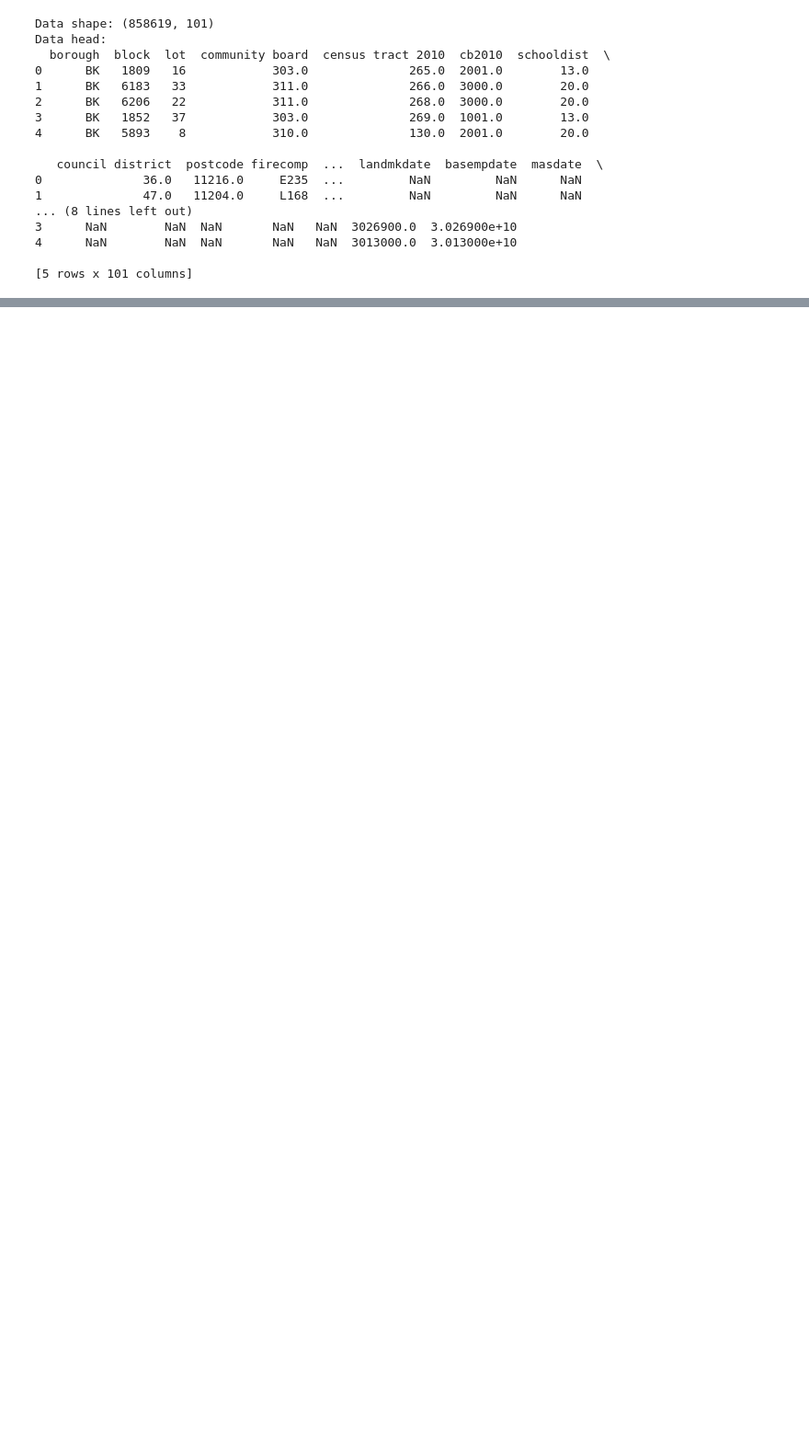
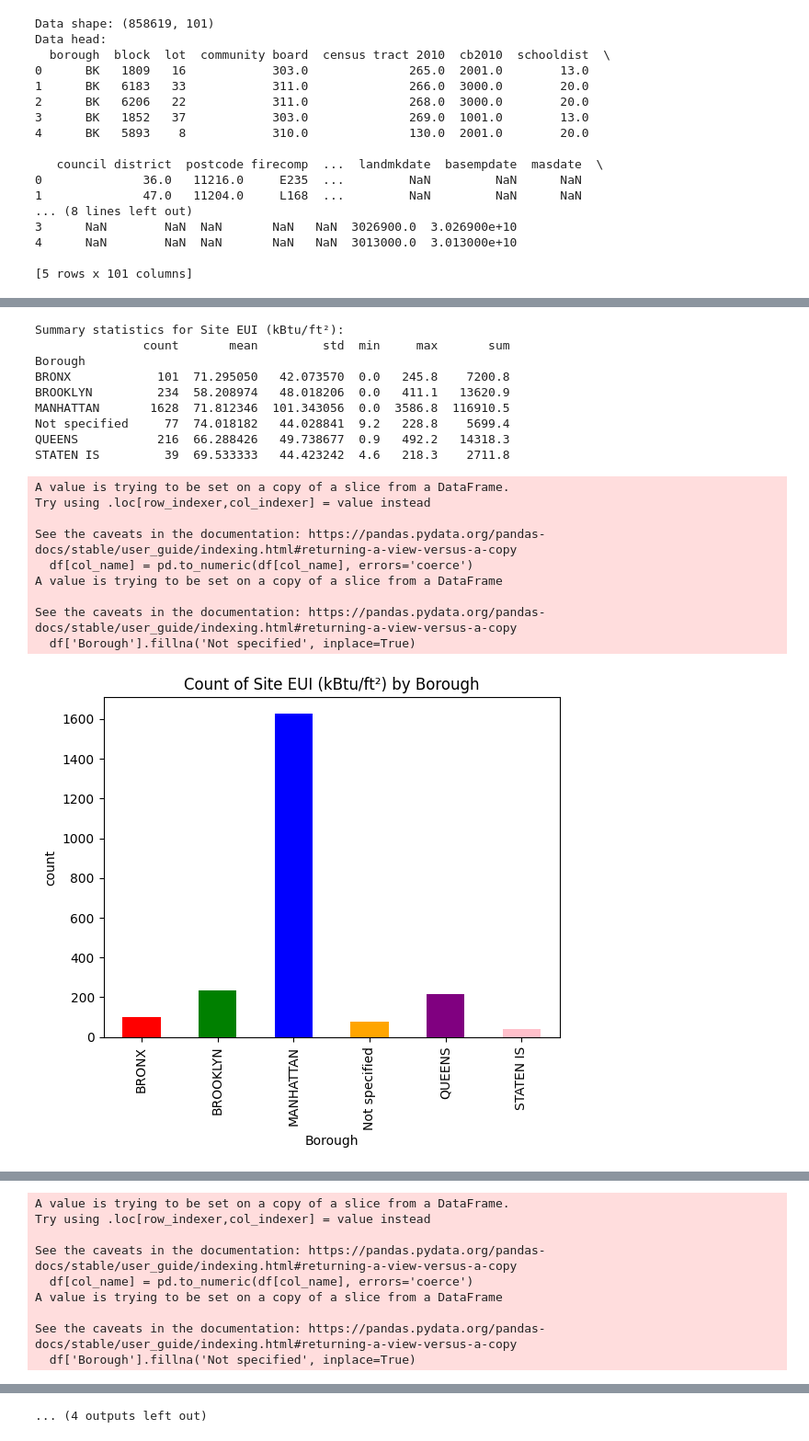
Before and after one commit to NomiBobby/BuildingEnergy-RemoteWorking, a Jupyter notebook: descriptive_stats.ipynb, the cells around one changed output, grey strips where cells are left out. Shown: that part at 92% size. Drawn from its saved outputs; the diff is of its cells as text; code cells hidden in the pictures; blank space fills up the shorter version.

```diff
--- a/descriptive_stats.ipynb
+++ b/descriptive_stats.ipynb
@@ -83,0 +112,17 @@ Data head:
+# %%
+#####################################
+#### Merge PLUTO and yearly data with Lot ####
+#####################################
+
+# change BBL to numeric
+ll84_yearly_2020['NYC Borough, Block and Lot (BBL)'] = ll84_yearly_2020['NYC Borough, Block and Lot (BBL)'].apply(lambda x: pd.to_numeric(x, errors='coerce') if x != 'Not Available' else None)
+ll84_yearly_2019['NYC Borough, Block and Lot (BBL)'] = ll84_yearly_2019['NYC Borough, Block and Lot (BBL)'].apply(lambda x: pd.to_numeric(x, errors='coerce') if x != 'Not Available' else None)
+
+# merge pluto and ll84 data on BBL
+yearly_2020_pluto = pd.merge(ll84_yearly_2020, pluto, how='left', left_on='NYC Borough, Block and Lot (BBL)', right_on='bbl')
+yearly_2020_pluto = yearly_2020_pluto.drop(columns=['bbl'])
+print_df_info(yearly_2020_pluto)
+
+yearly_2019_pluto = pd.merge(ll84_yearly_2019, pluto, how='left', left_on='NYC Borough, Block and Lot (BBL)', right_on='bbl')
+yearly_2019_pluto = yearly_2019_pluto.drop(columns=['bbl'])
+print_df_info(yearly_2019_pluto)
@@ -84,7 +164,13 @@ Data head:
 # %%
-# filter buildings
-office_joined = joined_df[(joined_df['Primary Property Type - Self Selected'] == 'Office')]
-print_df_info(office_joined)
+#####################################
+#### office buildings data ####
+#####################################
+
+office_joined_2020 = yearly_2020_pluto[(yearly_2020_pluto['Primary Property Type - Self Selected'] == 'Office')]
+print_df_info(office_joined_2020)
+
+office_joined_2019 = yearly_2019_pluto[(yearly_2019_pluto['Primary Property Type - Self Selected'] == 'Office')]
+print_df_info(office_joined_2019)
 # %% [output]
 Data shape: (2347, 213)
 Data head:
@@ -120,0 +192,27 @@ Name: Site EUI (kBtu/ft²), dtype: object
+# %%
+#####################################
+#### Summary of office building data 2019 and 2020 ####
+#####################################
+
+summary(office_joined_2020, 'Site EUI (kBtu/ft²)')
+summary(office_joined_2019, 'Site EUI (kBtu/ft²)')
+# %% [output]
+Summary statistics for Site EUI (kBtu/ft²):
+               count       mean         std  min     max       sum
+Borough
+BRONX            101  71.295050   42.073570  0.0   245.8    7200.8
+BROOKLYN         234  58.208974   48.018206  0.0   411.1   13620.9
+MANHATTAN       1628  71.812346  101.343056  0.0  3586.8  116910.5
+Not specified     77  74.018182   44.028841  9.2   228.8    5699.4
+QUEENS           216  66.288426   49.738677  0.9   492.2   14318.3
+STATEN IS         39  69.533333   44.423242  4.6   218.3    2711.8
+A value is trying to be set on a copy of a slice from a DataFrame.
+Try using .loc[row_indexer,col_indexer] = value instead
+
+See the caveats in the documentation: https://pandas.pydata.org/pandas-docs/stable/user_guide/indexing.html#returning-a-view-versus-a-copy
+  df[col_name] = pd.to_numeric(df[col_name], errors='coerce')
+A value is trying to be set on a copy of a slice from a DataFrame
+
+See the caveats in the documentation: https://pandas.pydata.org/pandas-docs/stable/user_guide/indexing.html#returning-a-view-versus-a-copy
+  df['Borough'].fillna('Not specified', inplace=True)
+[figure, added]
@@ -120,0 +224,9 @@ Name: Site EUI (kBtu/ft²), dtype: object
+A value is trying to be set on a copy of a slice from a DataFrame.
+Try using .loc[row_indexer,col_indexer] = value instead
+
+See the caveats in the documentation: https://pandas.pydata.org/pandas-docs/stable/user_guide/indexing.html#returning-a-view-versus-a-copy
+  df[col_name] = pd.to_numeric(df[col_name], errors='coerce')
+A value is trying to be set on a copy of a slice from a DataFrame
+
+See the caveats in the documentation: https://pandas.pydata.org/pandas-docs/stable/user_guide/indexing.html#returning-a-view-versus-a-copy
+  df['Borough'].fillna('Not specified', inplace=True)
@@ -120,0 +244 @@ Name: Site EUI (kBtu/ft²), dtype: object
+... (4 outputs left out)
```
Also changed, not shown: parts of 16 cells of this notebook, 1 other file.
